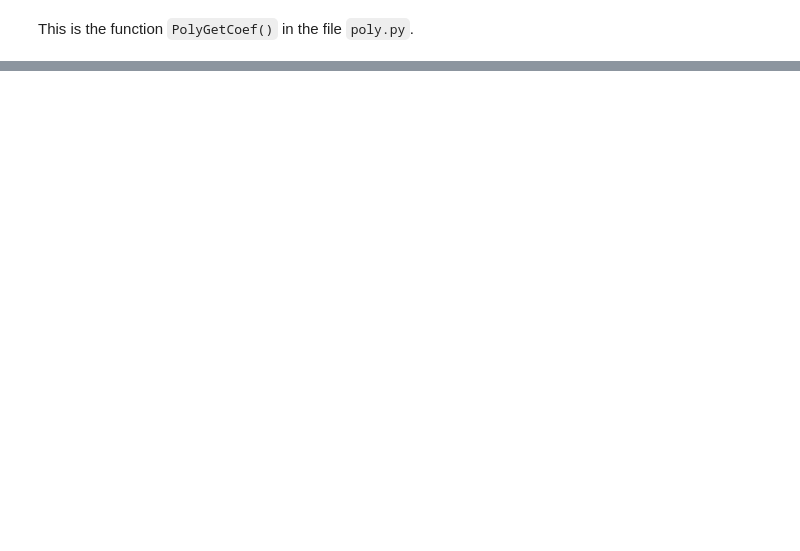
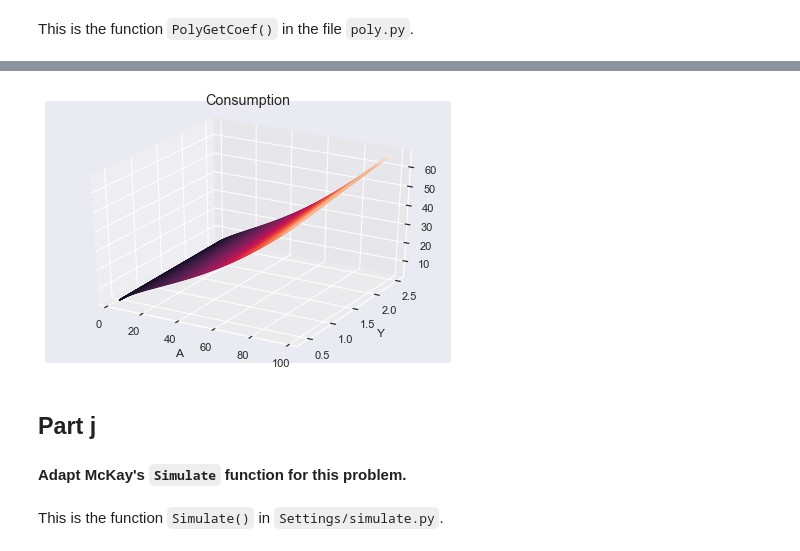
Before and after one commit to stevenzheng1/econ202a, a Jupyter notebook: HW3/Code/hw3.ipynb, the cells around one changed output, grey strips where cells are left out. Drawn from its saved outputs; the diff is of its cells as text; code cells hidden in the pictures; blank space fills up the shorter version.

```diff
--- a/HW3/Code/hw3.ipynb
+++ b/HW3/Code/hw3.ipynb
@@ -151,0 +284,19 @@ grid_A = np.linspace(start=0.05*A_bar,
+# %%
+fig = plt.figure(figsize=(6,4))
+ax = plt.axes(projection='3d')
+ax.contour3D(grid_A,
+             grid_Y,
+             C_reshaped,
+             500)
+ax.set_xlabel('A')
+ax.set_ylabel('Y')
+plt.suptitle('Consumption')
+plt.tight_layout()
+plt.show()
+# %% [output]
+[figure, added]
+# %% [markdown]
+## Part j
+#### Adapt McKay's `Simulate` function for this problem.
+# %% [markdown]
+This is the function `Simulate()` in `Settings/simulate.py`.
```
Also changed, not shown: parts of 56 cells of this notebook, 16 other files.
